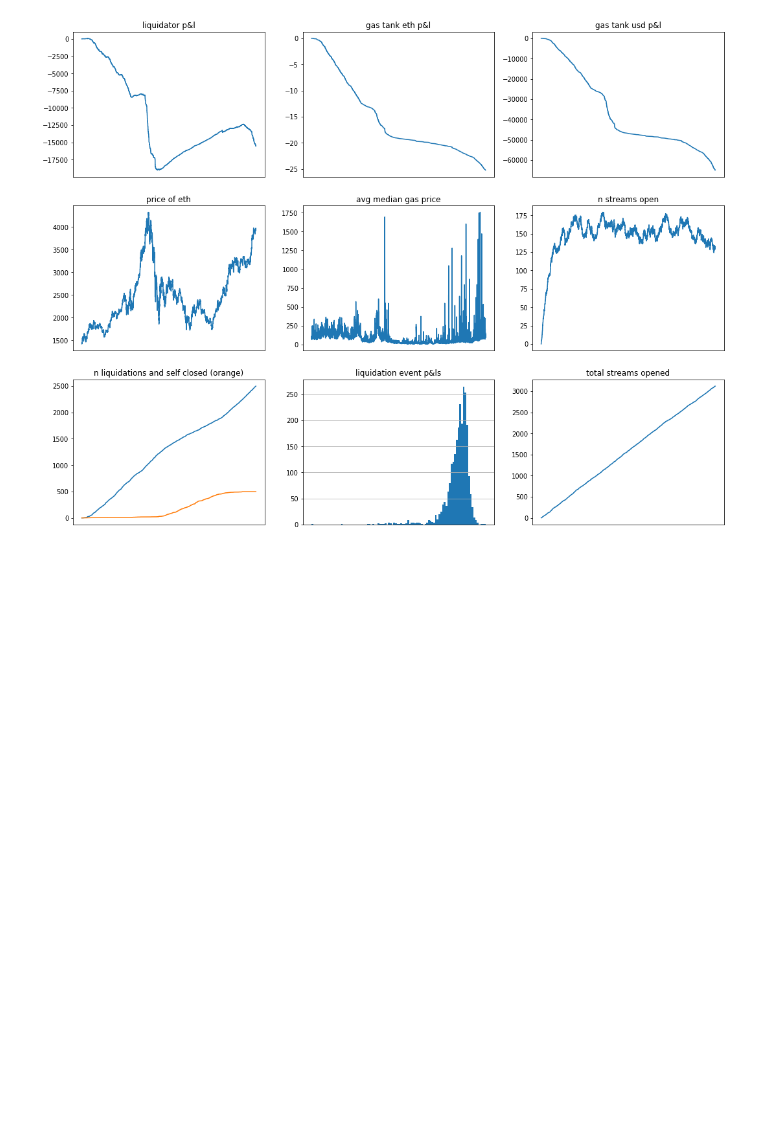
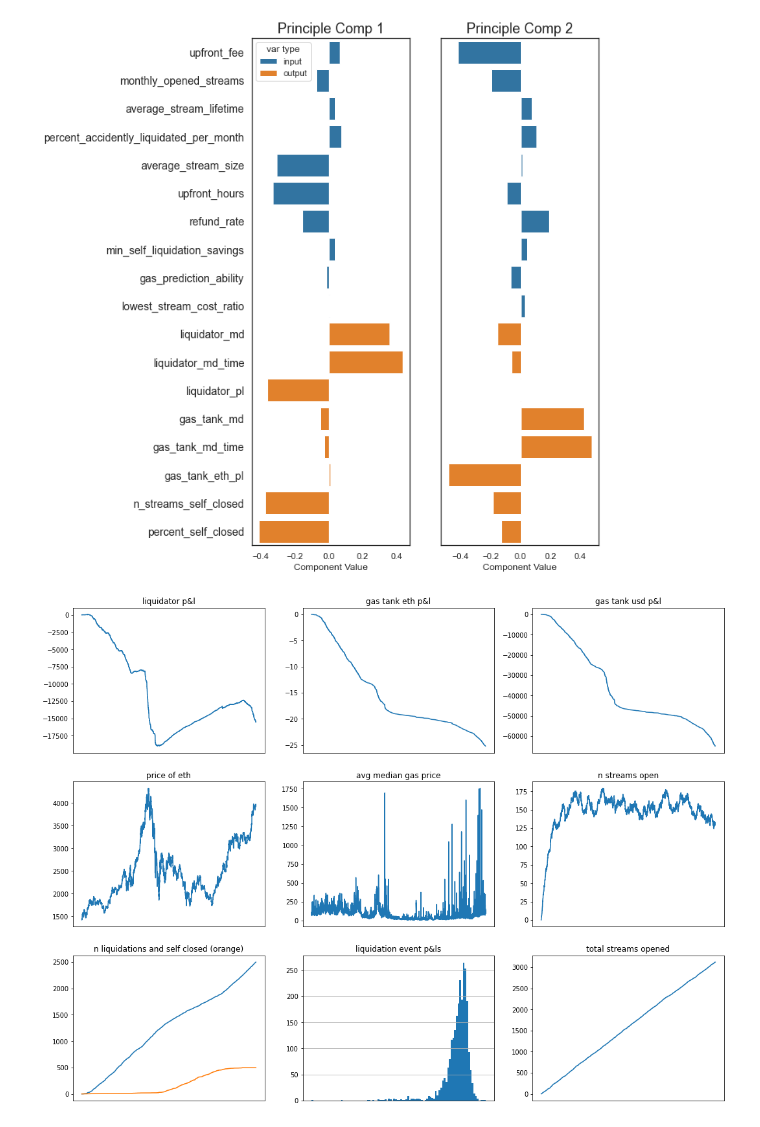
Before and after one commit to mcurcio5/superfluid-liquidations, a Jupyter notebook: test.ipynb, the cells around one changed output. Cells and saved outputs as stored; diff of their text form; code cells hidden in the pictures; blank space fills up the shorter version.

```diff
--- a/test.ipynb
+++ b/test.ipynb
@@ -78,3 +96,29 @@ d
+# %%
+sns.set_style('white')
+sns.set_context('notebook')
+# %%
+def plot_princ_comp(comps, cols, comp_number=1, ax=None):
+    if ax is None:
+        fig, ax = plt.subplots(1,1,figsize=(5,12))
+    colors = ['input']*10 + ['output']*8
+    df = pd.DataFrame(comps, columns=['Component Value'])
+    df['metric'] = cols
+    df['var type'] = colors
+    sns.barplot(x='Component Value', y='metric', hue='var type', data=df, ax=ax, dodge=False)
+    ax.set_ylabel('')
+    ax.tick_params(axis='y', which='major', labelsize=14)
+    if comp_number == 2:
+        ax.set_yticks([])
+        plt.legend([],[], frameon=False)
+    ax.set_title('Principle Comp {}'.format(comp_number), fontsize=18)
+# %%
+fig, axs = plt.subplots(1,2,figsize=(8,12))
+for i, ax in enumerate(axs.flat):
+    plot_princ_comp(pca.components_[i], cols, comp_number=i+1, ax=ax)
+
+plt.subplots_adjust(hspace = 0)
+# %% [output]
+[figure, added]
 # %%
 df = simulate_and_calculate_pl(df, params)
 # %%
```
Also changed, not shown: parts of 16 cells of this notebook, 6 other files.
